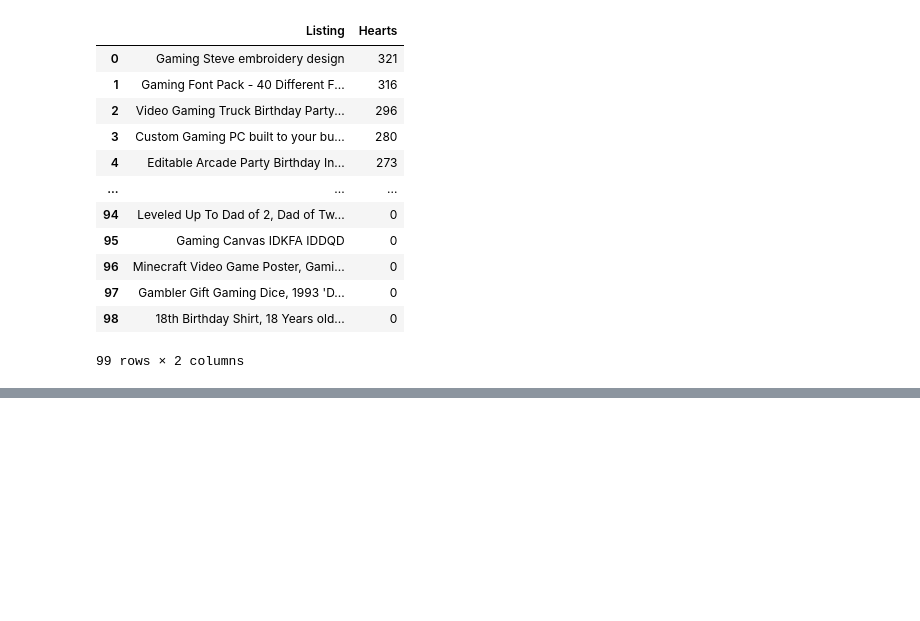
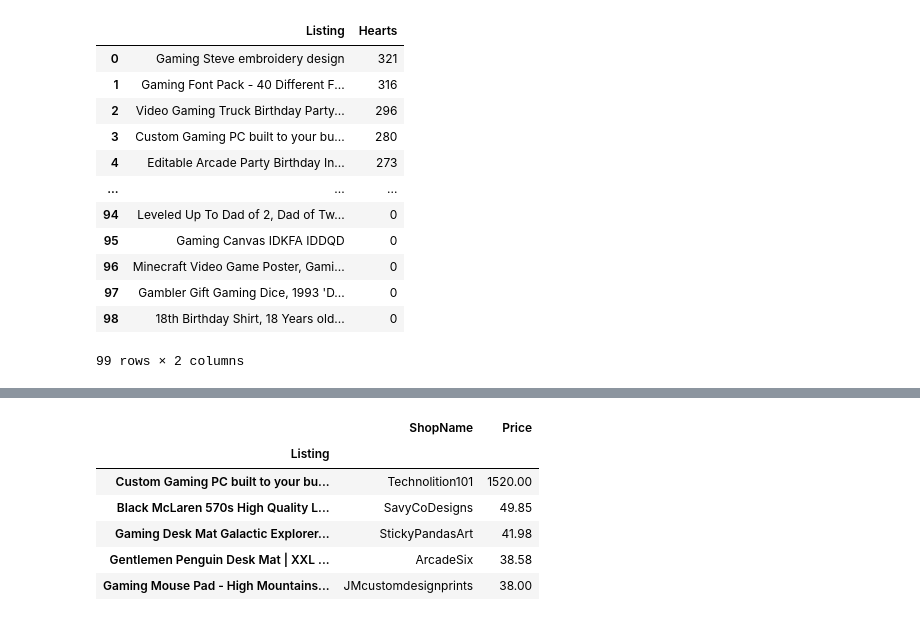
Before and after one commit to gupta-aayushkr/Etsy-Market-Analysis, a Jupyter notebook: EDA.ipynb, the cells around one changed output, grey strips where cells are left out. Cells and saved outputs as stored; diff of their text form; code cells hidden in the pictures; blank space fills up the shorter version.

```diff
--- a/EDA.ipynb
+++ b/EDA.ipynb
@@ -838,0 +900,10 @@ old_listing = df[["Listing","Listing Age (Days)"]].sort_values(by="Listing Age (
+# %%
+df.groupby("Listing")[["ShopName","Price"]].sum().sort_values(by="Price", ascending=False).head(5)
+# %% [output]
+|  | ShopName | Price |
+| Listing |  |  |
+| Custom Gaming PC built to your bu... | Technolition101 | 1520.00 |
+| Black McLaren 570s High Quality L... | SavyCoDesigns | 49.85 |
+| Gaming Desk Mat Galactic Explorer... | StickyPandasArt | 41.98 |
+| Gentlemen Penguin Desk Mat | XXL ... | ArcadeSix | 38.58 |
+| Gaming Mouse Pad - High Mountains... | JMcustomdesignprints | 38.00 |
```
Also changed, not shown: parts of 10 cells of this notebook, 1 other file.
